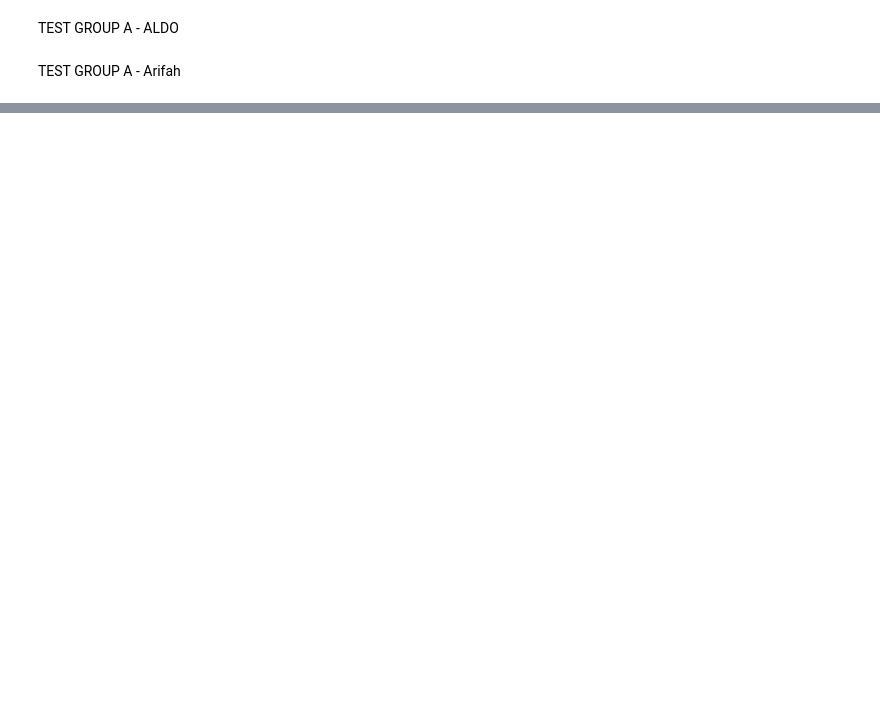
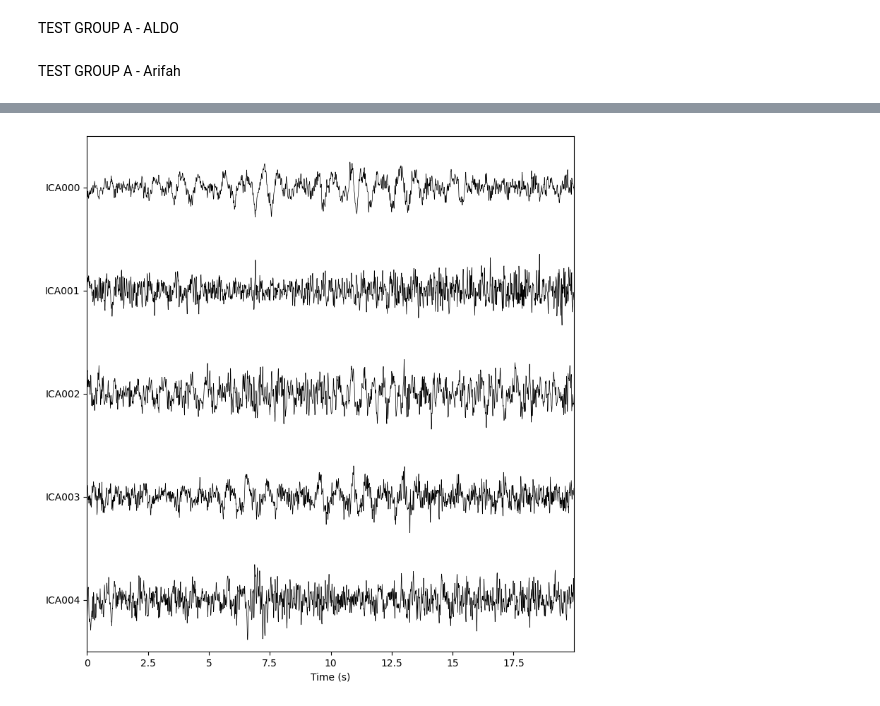
Before and after one commit to latifatulistianah/OlahData, a Jupyter notebook: test_ica.ipynb, the cells around one changed output, grey strips where cells are left out. Saved outputs shown, nothing was run; the diff lists cells and outputs as text; code cells hidden in the pictures; blank space fills up the shorter version.

```diff
--- a/test_ica.ipynb
+++ b/test_ica.ipynb
@@ -182,0 +185,90 @@ except FileNotFoundError:
+# %%
+import mne
+from mne.preprocessing import ICA
+import matplotlib.pyplot as plt
+import numpy as np
+import os
+import glob
+
+# --- Instalasi (Jalankan ini hanya jika pustaka belum terinstal) ---
+# Jika Anda belum memiliki MNE, scikit-learn, atau pyedflib, hapus tanda '#' di bawah ini
+# dan jalankan di terminal atau command prompt:
+# pip install mne scikit-learn pyedflib
+
+# --- Langkah 1: Memuat Data EDF dari Folder ---
+# Tentukan jalur ke folder yang berisi file-file EDF.
+edf_folder_paths = "Group A\Atsna\EEG18EDFCase"
+try:
+    # Mencari semua file .EDF di dalam folder
+    edf_files = glob.glob(os.path.join(edf_folder_paths, "*.EDF"))
+
+    # Memeriksa jika ada file yang ditemukan
+    if not edf_files:
+        print(f"Tidak ada file EDF ditemukan di: '{edf_folder_paths}'. Mohon periksa kembali jalurnya.")
+    else:
+        # Looping melalui setiap file EDF yang ditemukan
+        for file_path in edf_files:
+            # TEST  SECTION
+            edf_file_path =  file_path
+
+            try:
+                # Membaca data EDF. preload=True memuat data ke memori.
+                print(f"Membaca file: {edf_file_path}...")
+                raw = mne.io.read_raw_edf(edf_file_path, preload=True)
+                raw.set_montage('standard_1020', on_missing='ignore')
+
+            except FileNotFoundError:
+                print(f"File '{edf_file_path}' tidak ditemukan.")
+                print("Membuat data EEG dummy untuk demonstrasi.")
+
+                # Membuat data dummy untuk demonstrasi jika file tidak ada
+                sfreq = 256  # Frekuensi sampling dalam Hz
+                ch_names = ['Fp1', 'Fp2', 'F7', 'F8', 'T7', 'T8', 'P7', 'P8', 'O1', 'O2']
+                n_channels = len(ch_names)
+                duration_s = 60  # Durasi dalam detik
+
+                # Membuat sinyal sinus 10 Hz untuk simulasi kedipan mata
+                t = np.arange(sfreq * duration_s) / sfreq
+                eye_blink = np.sin(2 * np.pi * 10 * t) * 50e-6
+
+                # Membuat data acak untuk simulasi aktivitas otak
+                eeg_data = np.random.randn(n_channels, len(t)) * 10e-6
+
+                # Menambahkan sinyal kedipan mata ke beberapa saluran
+                eeg_data[0] += eye_blink  # Menambahkan kedipan mata ke Fp1
+                eeg_data[1] += eye_blink  # Menambahkan kedipan mata ke Fp2
+
+                info = mne.create_info(ch_names=ch_names, sfreq=sfreq, ch_types='eeg')
+                raw = mne.io.RawArray(eeg_data, info)
+                raw.set_montage('standard_1020')
+
+            # --- Langkah 2: Pra-pemrosesan Data ---
+            # Pra-pemrosesan penting untuk hasil ICA yang baik.
+            # print("Melakukan pra-pemrosesan data...")
+            # Menyaring data untuk menghilangkan drift DC dan noise frekuensi tinggi
+            raw.filter(1., 40., fir_design='firwin')
+
+            # Menghilangkan rata-rata (average) referensi EEG
+            raw.set_eeg_reference('average', projection=True)
+
+            # --- Langkah 3: Menyiapkan dan Menjalankan ICA ---
+            # n_components: jumlah komponen independen yang akan diekstraksi
+            # random_state: untuk hasil yang dapat direproduksi
+            # print("Menjalankan ICA...")
+            ica = ICA(n_components=5, random_state=97, method='fastica')
+            ica.fit(raw)
+
+            # --- Langkah 4: Visualisasi Hasil ICA ---
+            # Memvisualisasikan komponen independen.
+            # Komponen yang sering terlihat seperti kedipan mata (eye blink),
+            # gerakan mata, atau kontraksi otot adalah artefak.
+            # print("Membuat plot komponen ICA. Klik pada plot untuk melihat properti.")
+            ica.plot_sources(raw, show_scrollbars=False)
+
+            plt.show() # Tampilkan semua plot
+            # print("Selesai. Skrip telah berjalan.")
+
+# Handling error
+except FileNotFoundError:
+    print(f"Folder '{edf_folder_paths}' tidak ditemukan. Mohon periksa kembali jalurnya.")
+# %% [output]
@@ -182,0 +292 @@ except FileNotFoundError:
+[figure, added]
```
Also changed, not shown: parts of 2 cells of this notebook.
